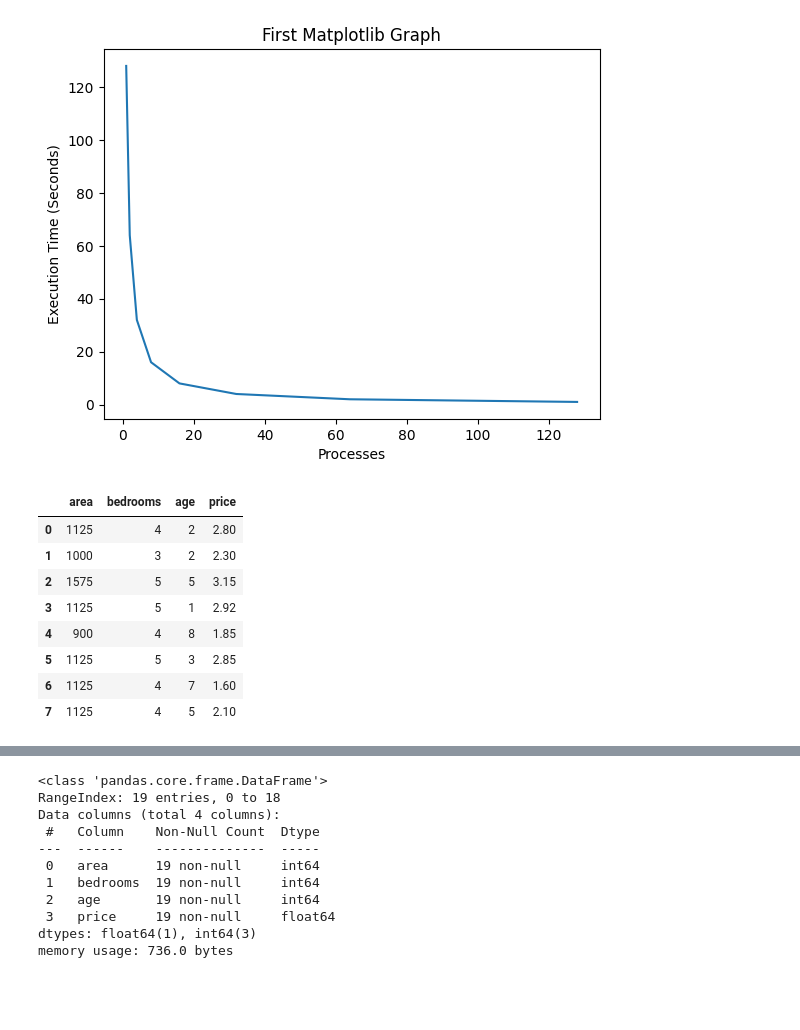
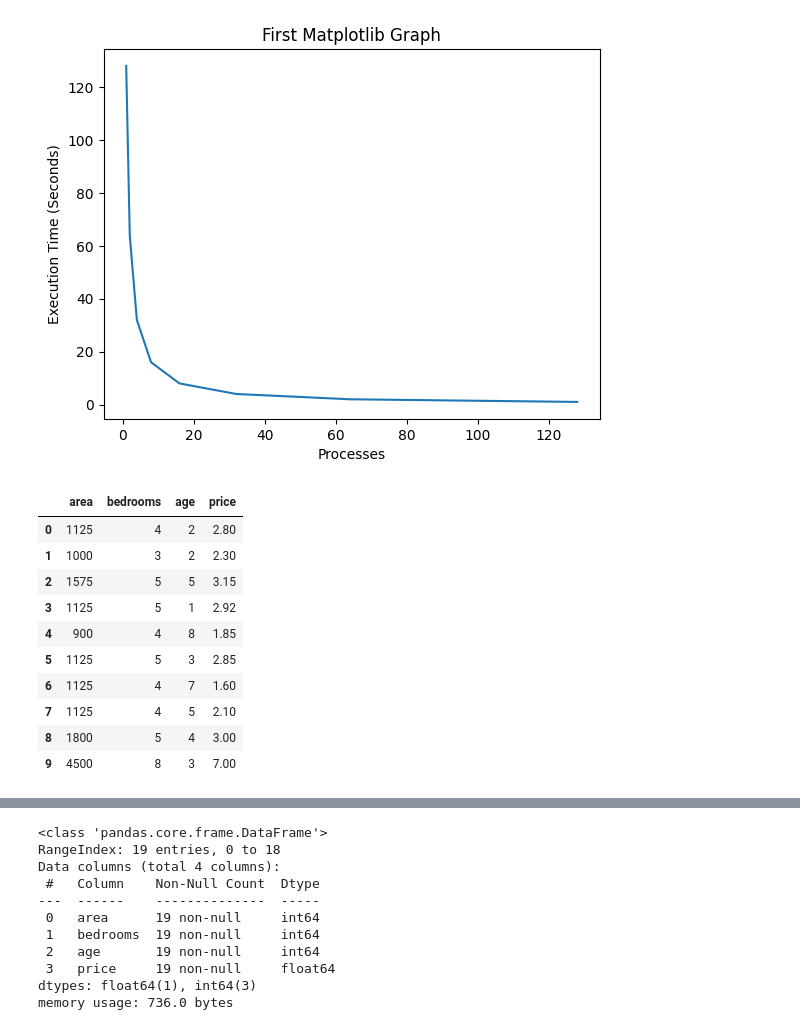
Before and after one commit to a-hamzah/ce-sml-regression-classification, a Jupyter notebook: aml-class/Lab1_AML.ipynb, the cells around one changed output, grey strips where cells are left out. Saved outputs shown, nothing was run; the diff lists cells and outputs as text; code cells hidden in the pictures; blank space fills up the shorter version.

```diff
--- a/aml-class/Lab1_AML.ipynb
+++ b/aml-class/Lab1_AML.ipynb
@@ -23,14 +23,16 @@ Text(0.5, 1.0, 'First Matplotlib Graph')
 # %%
 df = pd.read_csv("G11_prices.csv")
 # %%
-df.head(8)
+df.head(10)
 # %% [output]
 |  | area | bedrooms | age | price |
 | 0 | 1125 | 4 | 2 | 2.80 |
 | 1 | 1000 | 3 | 2 | 2.30 |
 | 2 | 1575 | 5 | 5 | 3.15 |
 | 3 | 1125 | 5 | 1 | 2.92 |
 | 4 | 900 | 4 | 8 | 1.85 |
 | 5 | 1125 | 5 | 3 | 2.85 |
 | 6 | 1125 | 4 | 7 | 1.60 |
 | 7 | 1125 | 4 | 5 | 2.10 |
+| 8 | 1800 | 5 | 4 | 3.00 |
+| 9 | 4500 | 8 | 3 | 7.00 |
```
Also changed, not shown: parts of 5 cells of this notebook.
